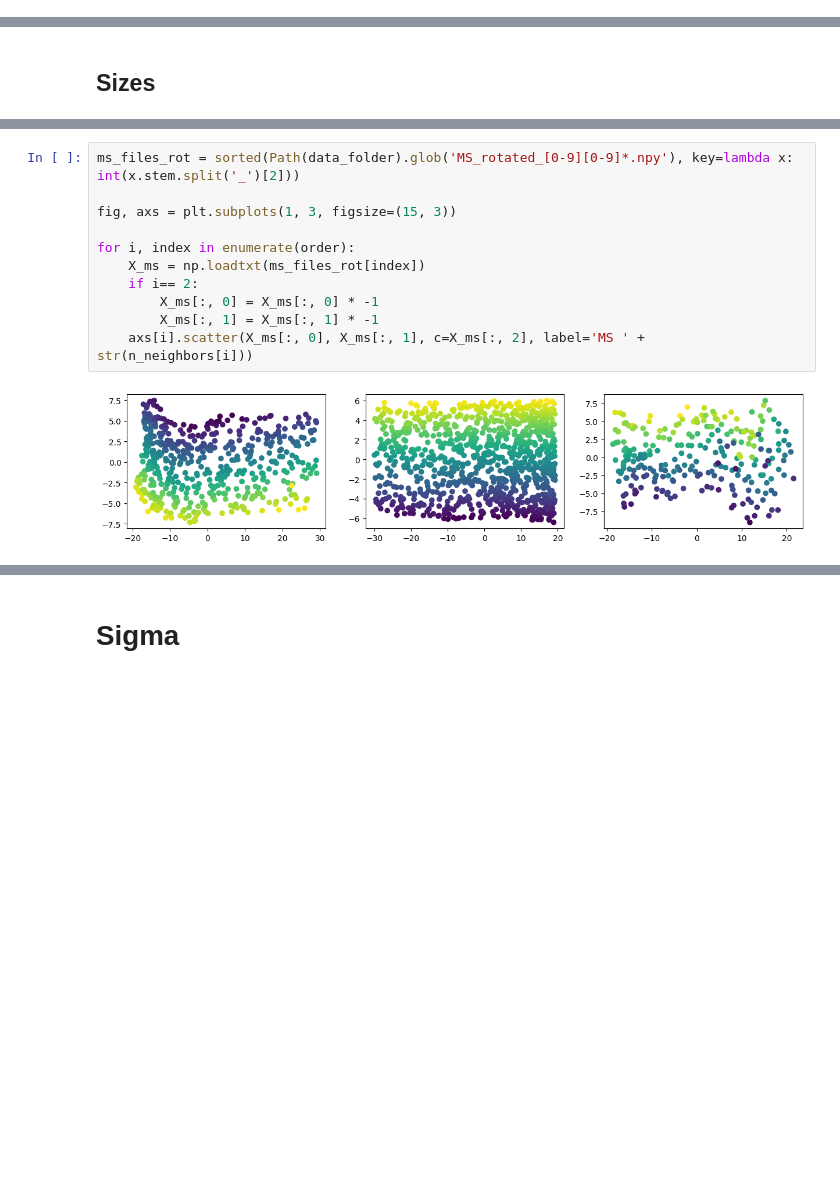
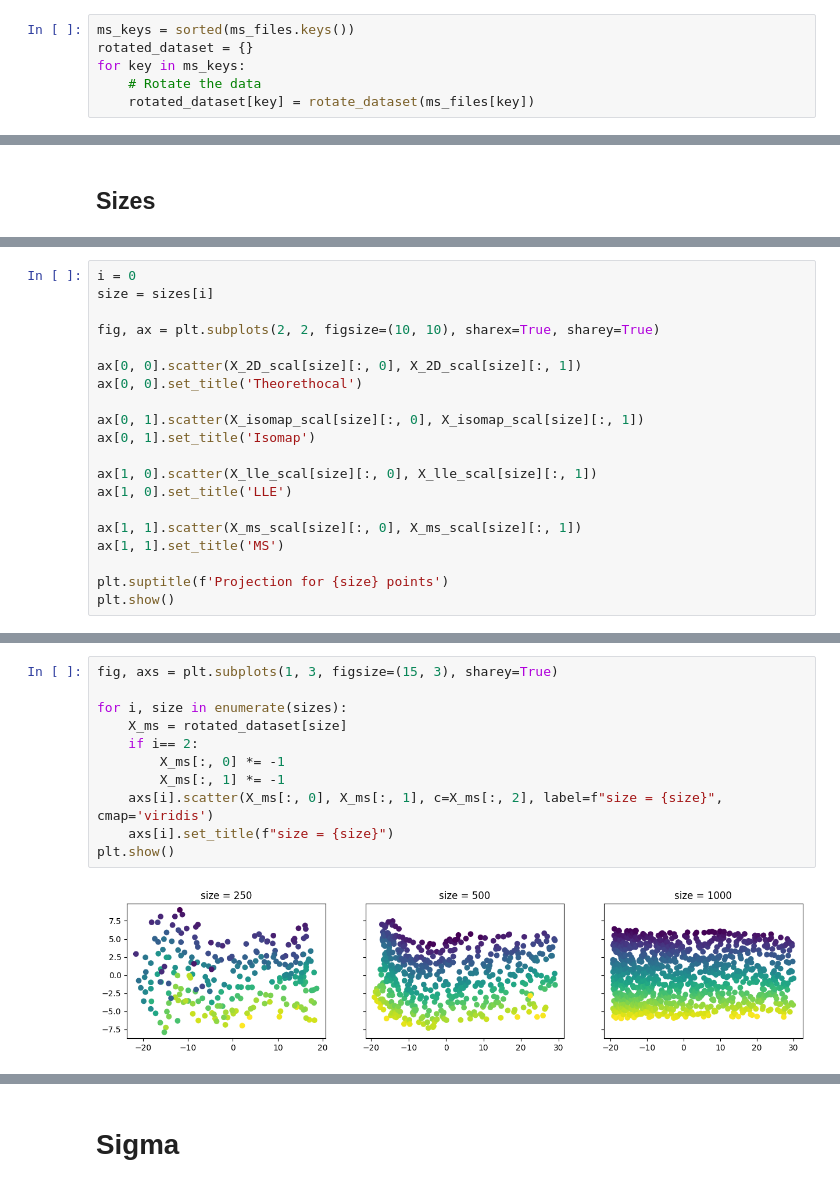
Before and after one commit to LisaDaVinchie/ManifoldSculpting, a Jupyter notebook: src/results_analysis.ipynb, the cells around one changed output, grey strips where cells are left out. Saved outputs shown, nothing was run; the diff lists cells and outputs as text; blank space fills up the shorter version.

```diff
--- a/src/results_analysis.ipynb
+++ b/src/results_analysis.ipynb
@@ -155,0 +60,6 @@ for i in range(len(isomap_files)):
+# %%
+ms_keys = sorted(ms_files.keys())
+rotated_dataset = {}
+for key in ms_keys:
+    # Rotate the data
+    rotated_dataset[key] = rotate_dataset(ms_files[key])
@@ -208,0 +222,20 @@ for size in sizes:
+# %%
+i = 0
+size = sizes[i]
+
+fig, ax = plt.subplots(2, 2, figsize=(10, 10), sharex=True, sharey=True)
+
+ax[0, 0].scatter(X_2D_scal[size][:, 0], X_2D_scal[size][:, 1])
+ax[0, 0].set_title('Theorethocal')
+
+ax[0, 1].scatter(X_isomap_scal[size][:, 0], X_isomap_scal[size][:, 1])
+ax[0, 1].set_title('Isomap')
+
+ax[1, 0].scatter(X_lle_scal[size][:, 0], X_lle_scal[size][:, 1])
+ax[1, 0].set_title('LLE')
+
+ax[1, 1].scatter(X_ms_scal[size][:, 0], X_ms_scal[size][:, 1])
+ax[1, 1].set_title('MS')
+
+plt.suptitle(f'Projection for {size} points')
+plt.show()
@@ -209,13 +255,13 @@ for size in sizes:
 # %%
-ms_files_rot = sorted(Path(data_folder).glob('MS_rotated_[0-9][0-9]*.npy'), key=lambda x: int(x.stem.split('_')[2]))
+fig, axs = plt.subplots(1, 3, figsize=(15, 3), sharey=True)
 
-fig, axs = plt.subplots(1, 3, figsize=(15, 3))
-
-for i, index in enumerate(order):
-    X_ms = np.loadtxt(ms_files_rot[index])
+for i, size in enumerate(sizes):
+    X_ms = rotated_dataset[size]
     if i== 2:
-        X_ms[:, 0] = X_ms[:, 0] * -1
-        X_ms[:, 1] = X_ms[:, 1] * -1
-    axs[i].scatter(X_ms[:, 0], X_ms[:, 1], c=X_ms[:, 2], label='MS ' + str(n_neighbors[i]))
+        X_ms[:, 0] *= -1
+        X_ms[:, 1] *= -1
+    axs[i].scatter(X_ms[:, 0], X_ms[:, 1], c=X_ms[:, 2], label=f"size = {size}", cmap='viridis')
+    axs[i].set_title(f"size = {size}")
+plt.show()
 # %% [output]
-[figure, old version]
+[figure, new version]
```
Also changed, not shown: parts of 29 cells of this notebook.
